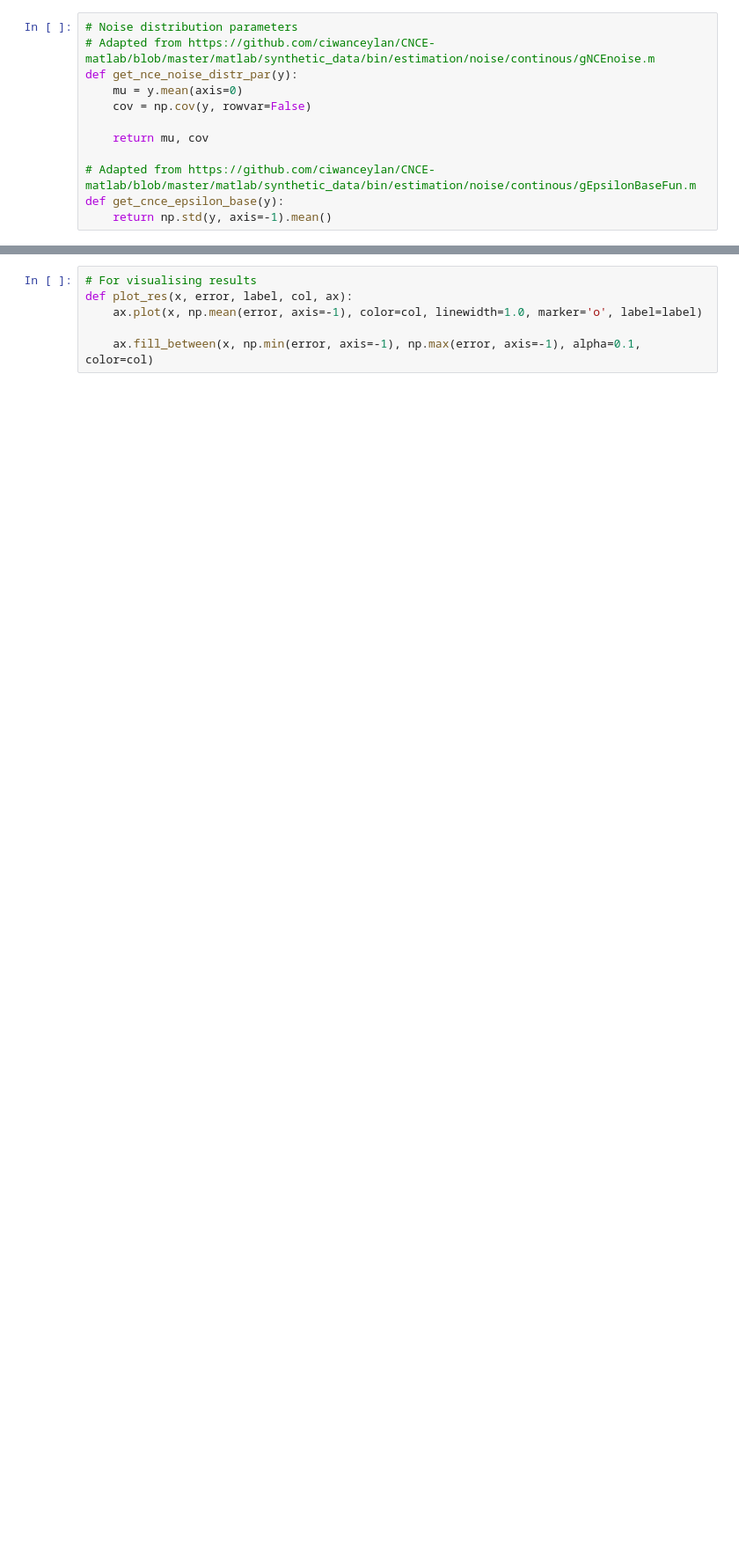
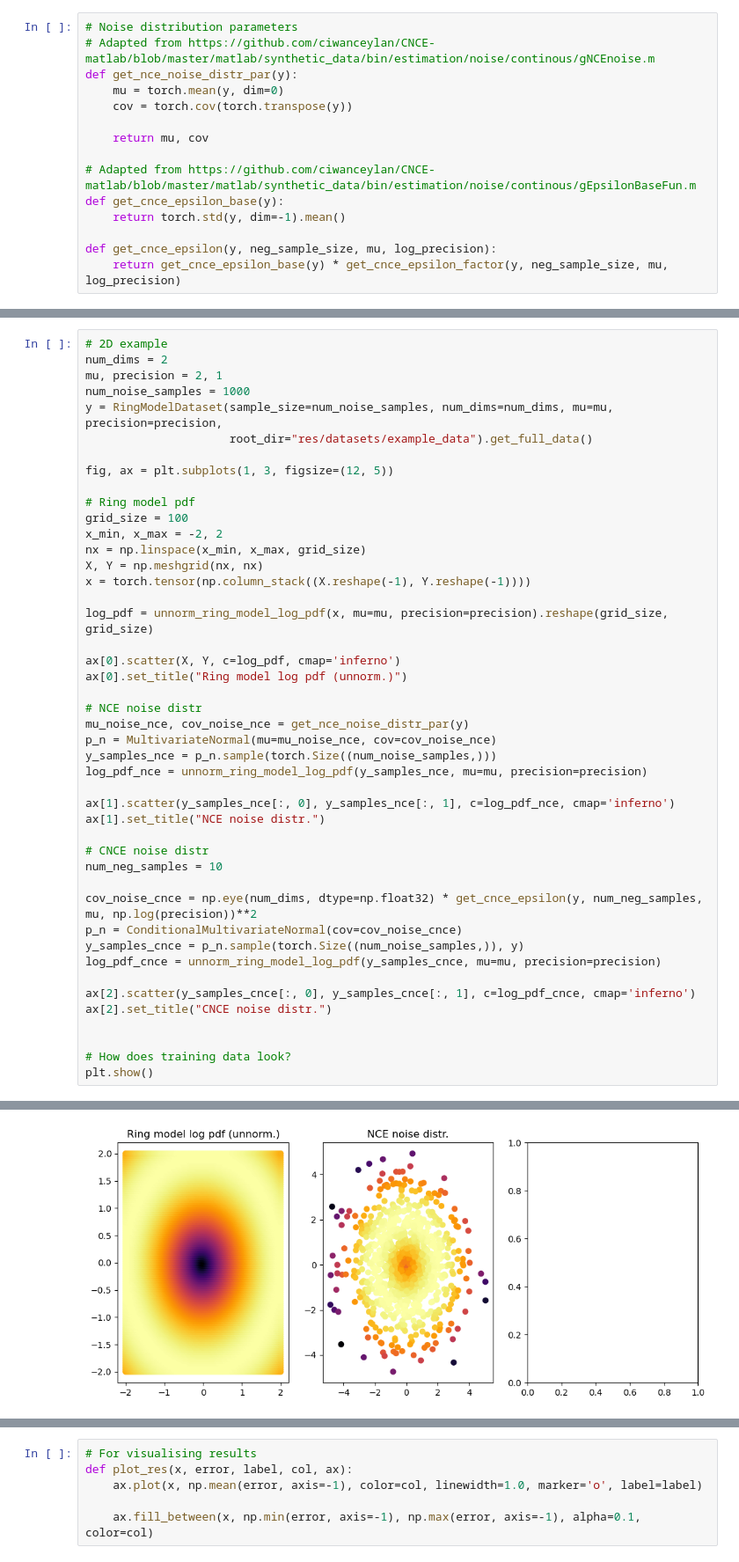
Before and after one commit to jackonelli/nce_cd_cis, a Jupyter notebook: nbs/ring_model_exp.ipynb, the cells around one changed output, grey strips where cells are left out. Shown at 88% size. Cells and saved outputs as stored; diff of their text form; blank space fills up the shorter version.

Commit message:
Parameter input of multivar. noise distr. is now tensor

```diff
--- a/nbs/ring_model_exp.ipynb
+++ b/nbs/ring_model_exp.ipynb
@@ -82,14 +63,17 @@ def get_cnce_epsilon_factor(y, neg_sample_size, mu, log_precision_init):
 # Noise distribution parameters
 # Adapted from https://github.com/ciwanceylan/CNCE-matlab/blob/master/matlab/synthetic_data/bin/estimation/noise/continous/gNCEnoise.m
 def get_nce_noise_distr_par(y):
-    mu = y.mean(axis=0)
-    cov = np.cov(y, rowvar=False)
+    mu = torch.mean(y, dim=0)
+    cov = torch.cov(torch.transpose(y))
 
     return mu, cov
 
 # Adapted from https://github.com/ciwanceylan/CNCE-matlab/blob/master/matlab/synthetic_data/bin/estimation/noise/continous/gEpsilonBaseFun.m
 def get_cnce_epsilon_base(y):
-    return np.std(y, axis=-1).mean()
+    return torch.std(y, dim=-1).mean()
+
+def get_cnce_epsilon(y, neg_sample_size, mu, log_precision):
+    return get_cnce_epsilon_base(y) * get_cnce_epsilon_factor(y, neg_sample_size, mu, log_precision)
 # %%
 
 # Adapted from https://github.com/ciwanceylan/CNCE-matlab/blob/master/matlab/synthetic_data/bin/data_generation/generate_parameters.m
@@ -116,0 +99,46 @@ def initialise_params():
+# %%
+# 2D example
+num_dims = 2
+mu, precision = 2, 1
+num_noise_samples = 1000
+y = RingModelDataset(sample_size=num_noise_samples, num_dims=num_dims, mu=mu, precision=precision,
+                     root_dir="res/datasets/example_data").get_full_data()
+
+fig, ax = plt.subplots(1, 3, figsize=(12, 5))
+
+# Ring model pdf
+grid_size = 100
+x_min, x_max = -2, 2
+nx = np.linspace(x_min, x_max, grid_size)
+X, Y = np.meshgrid(nx, nx)
+x = torch.tensor(np.column_stack((X.reshape(-1), Y.reshape(-1))))
+
+log_pdf = unnorm_ring_model_log_pdf(x, mu=mu, precision=precision).reshape(grid_size, grid_size)
+
+ax[0].scatter(X, Y, c=log_pdf, cmap='inferno')
+ax[0].set_title("Ring model log pdf (unnorm.)")
+
+# NCE noise distr
+mu_noise_nce, cov_noise_nce = get_nce_noise_distr_par(y)
+p_n = MultivariateNormal(mu=mu_noise_nce, cov=cov_noise_nce)
+y_samples_nce = p_n.sample(torch.Size((num_noise_samples,)))
+log_pdf_nce = unnorm_ring_model_log_pdf(y_samples_nce, mu=mu, precision=precision)
+
+ax[1].scatter(y_samples_nce[:, 0], y_samples_nce[:, 1], c=log_pdf_nce, cmap='inferno')
+ax[1].set_title("NCE noise distr.")
+
+# CNCE noise distr
+num_neg_samples = 10
+
+cov_noise_cnce = np.eye(num_dims, dtype=np.float32) * get_cnce_epsilon(y, num_neg_samples, mu, np.log(precision))**2
+p_n = ConditionalMultivariateNormal(cov=cov_noise_cnce)
+y_samples_cnce = p_n.sample(torch.Size((num_noise_samples,)), y)
+log_pdf_cnce = unnorm_ring_model_log_pdf(y_samples_cnce, mu=mu, precision=precision)
+
+ax[2].scatter(y_samples_cnce[:, 0], y_samples_cnce[:, 1], c=log_pdf_cnce, cmap='inferno')
+ax[2].set_title("CNCE noise distr.")
+
+
+# How does training data look?
+plt.show()
+# %% [output]
@@ -116,0 +149 @@ def initialise_params():
+[figure, added]
```
Also changed, not shown: parts of 12 cells of this notebook, 5 other files.
